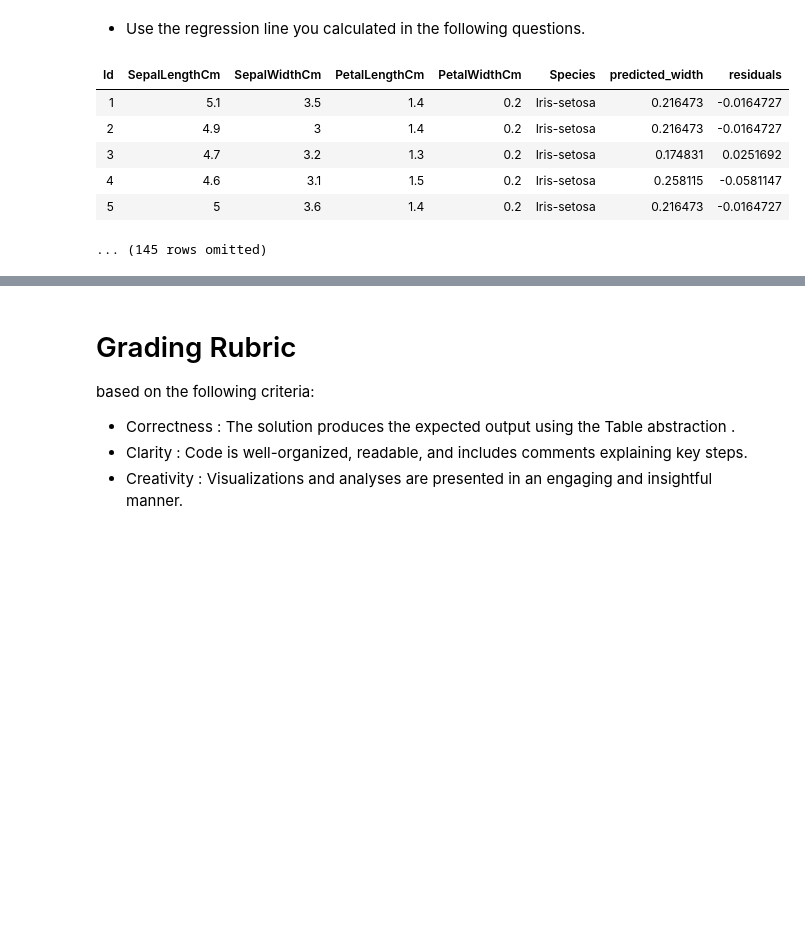
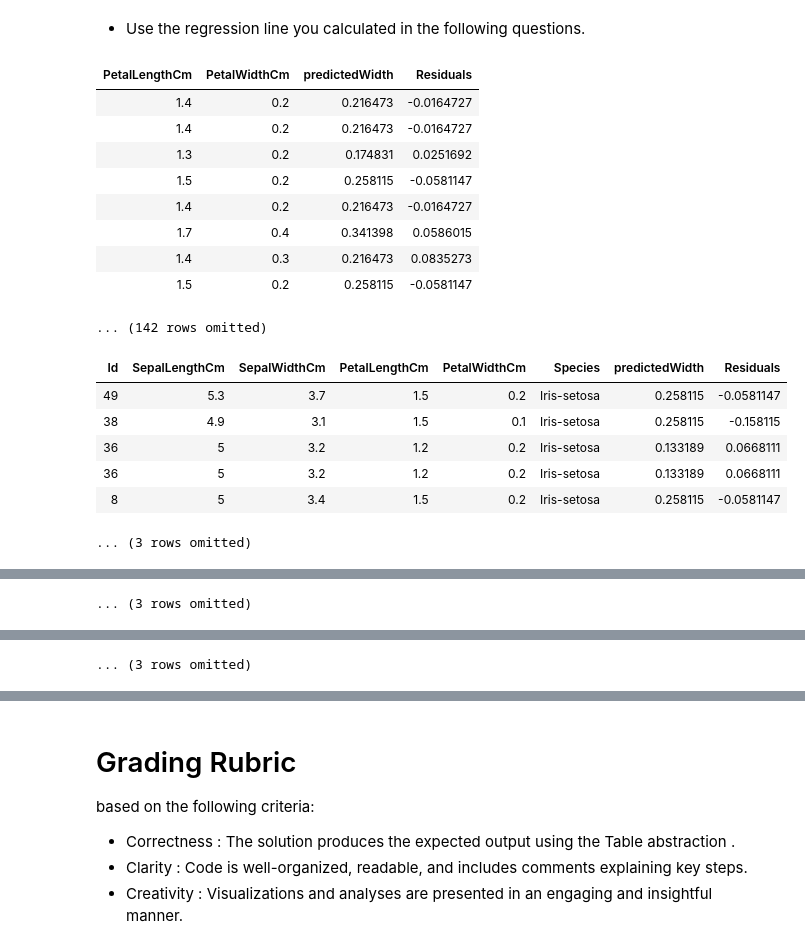
Before and after one commit to Enoimii/FDS, a Jupyter notebook: Notebooks/class activities/intro.ipynb, the cells around one changed output, grey strips where cells are left out. Cells and saved outputs as stored; diff of their text form; code cells hidden in the pictures; blank space fills up the shorter version.

```diff
--- a/Notebooks/class activities/intro.ipynb
+++ b/Notebooks/class activities/intro.ipynb
@@ -218,19 +224,33 @@ print(r)
 # %%
 # Q9. Compute the predicted petal_width for every flower using your regression equation. Add both the predicted values and the residuals (actual - predicted) as new columns to the table. Display the first 8 rows.
 
 petal_length = iris.column('PetalLengthCm')
-predicted = m * petal_length + b
+predicted = m * petal_length + b #predicted using regression
 
-actual = iris.column('PetalWidthCm')
-residuals = actual - predicted
+actual = iris.column('PetalWidthCm') #get actual from table
+residuals = actual - predicted   #how far off our prediction is
 
-iris = iris.with_columns('predicted_width', predicted, 'residuals', residuals)
-iris.show(5)
+iris = iris.with_columns('predictedWidth', predicted, 'Residuals', residuals)
+iris.select('PetalLengthCm','PetalWidthCm','predictedWidth','Residuals').show(8)
+
+iris.where('Species', 'Iris-setosa').sample(8).show(5)
+iris.where('Species', 'Iris-versicolor').sample(8).show(5)
+iris.where('Species', 'Iris-virginica').sample(8).show(5)
 # %% [output]
-| Id | SepalLengthCm | SepalWidthCm | PetalLengthCm | PetalWidthCm | Species | predicted_width | residuals |
-| 1 | 5.1 | 3.5 | 1.4 | 0.2 | Iris-setosa | 0.216473 | -0.0164727 |
-| 2 | 4.9 | 3 | 1.4 | 0.2 | Iris-setosa | 0.216473 | -0.0164727 |
-| 3 | 4.7 | 3.2 | 1.3 | 0.2 | Iris-setosa | 0.174831 | 0.0251692 |
-| 4 | 4.6 | 3.1 | 1.5 | 0.2 | Iris-setosa | 0.258115 | -0.0581147 |
-| 5 | 5 | 3.6 | 1.4 | 0.2 | Iris-setosa | 0.216473 | -0.0164727 |
+| PetalLengthCm | PetalWidthCm | predictedWidth | Residuals |
+| 1.4 | 0.2 | 0.216473 | -0.0164727 |
+| 1.4 | 0.2 | 0.216473 | -0.0164727 |
+| 1.3 | 0.2 | 0.174831 | 0.0251692 |
+| 1.5 | 0.2 | 0.258115 | -0.0581147 |
+| 1.4 | 0.2 | 0.216473 | -0.0164727 |
+| 1.7 | 0.4 | 0.341398 | 0.0586015 |
+| 1.4 | 0.3 | 0.216473 | 0.0835273 |
+| 1.5 | 0.2 | 0.258115 | -0.0581147 |
-... (145 rows omitted)
+... (142 rows omitted)
+| Id | SepalLengthCm | SepalWidthCm | PetalLengthCm | PetalWidthCm | Species | predictedWidth | Residuals |
+| 49 | 5.3 | 3.7 | 1.5 | 0.2 | Iris-setosa | 0.258115 | -0.0581147 |
+| 38 | 4.9 | 3.1 | 1.5 | 0.1 | Iris-setosa | 0.258115 | -0.158115 |
+| 36 | 5 | 3.2 | 1.2 | 0.2 | Iris-setosa | 0.133189 | 0.0668111 |
+| 36 | 5 | 3.2 | 1.2 | 0.2 | Iris-setosa | 0.133189 | 0.0668111 |
+| 8 | 5 | 3.4 | 1.5 | 0.2 | Iris-setosa | 0.258115 | -0.0581147 |
+... (3 rows omitted)
@@ -236,0 +263 @@ iris.show(5)
+... (3 rows omitted)
@@ -237,3 +270,4 @@ iris.show(5)
+... (3 rows omitted)
 # %%
 # Q10. Create a scatter plot of the residuals (y-axis) vs petal_length (x-axis). Add a horizontal red dashed line at y = 0. In 2-3 sentences, interpret what this plot tells you about how well the linear model fits the data.
 plt.scatter(petal_length, residuals)
```
Also changed, not shown: parts of 9 cells of this notebook.
